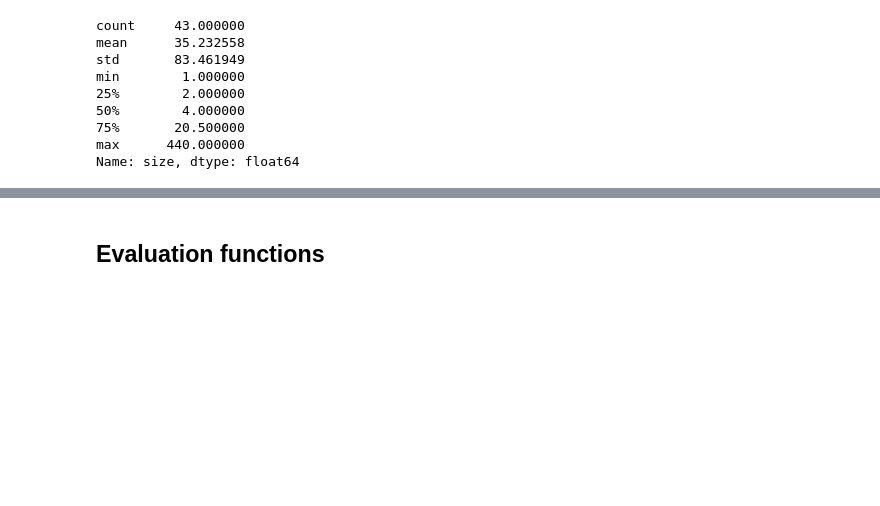
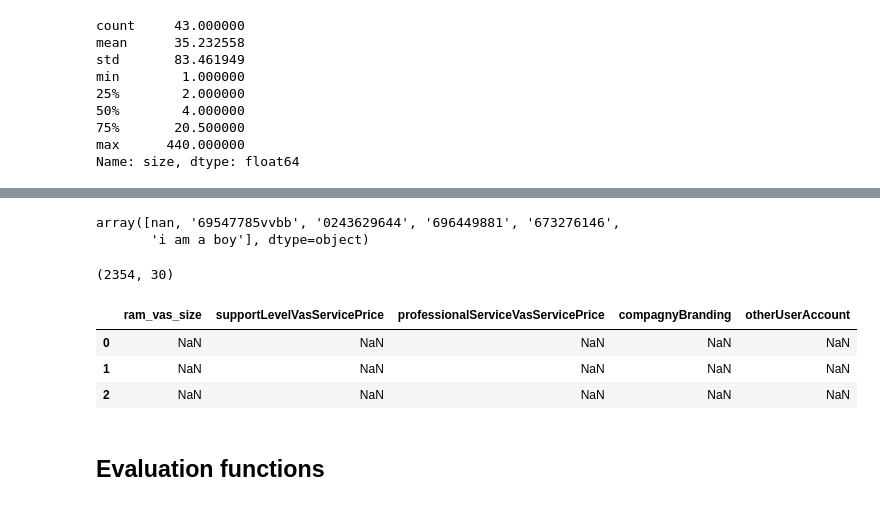
Before and after one commit to Roy7017/Recommenders, a Jupyter notebook: baseline.ipynb, the cells around one changed output, grey strips where cells are left out. Cells and saved outputs as stored; diff of their text form; code cells hidden in the pictures; blank space fills up the shorter version.

Commit message:
- Created excel sheet for service associations - Filled in service associations

```diff
--- a/baseline.ipynb
+++ b/baseline.ipynb
@@ -310,3 +349,20 @@ plt.plot(user_count["user"].values, user_count["size"].values)
+# %%
+user_df['mobile'].unique()
+# %% [output]
+array([nan, '69547785vvbb', '0243629644', '696449881', '673276146',
+       'i am a boy'], dtype=object)
+# %%
+service_subscripted_df.shape
+# %% [output]
+(2354, 30)
+# %%
+i = 25
+service_subscripted_df.iloc[:, i:i+5].head(3)
+# %% [output]
+|  | ram_vas_size | supportLevelVasServicePrice | professionalServiceVasServicePrice | compagnyBranding | otherUserAccount |
+| 0 | NaN | NaN | NaN | NaN | NaN |
+| 1 | NaN | NaN | NaN | NaN | NaN |
+| 2 | NaN | NaN | NaN | NaN | NaN |
 # %% [markdown]
 ## Evaluation functions
 # %% [markdown]
```
Also changed, not shown: parts of 14 cells of this notebook, 3 other files.
